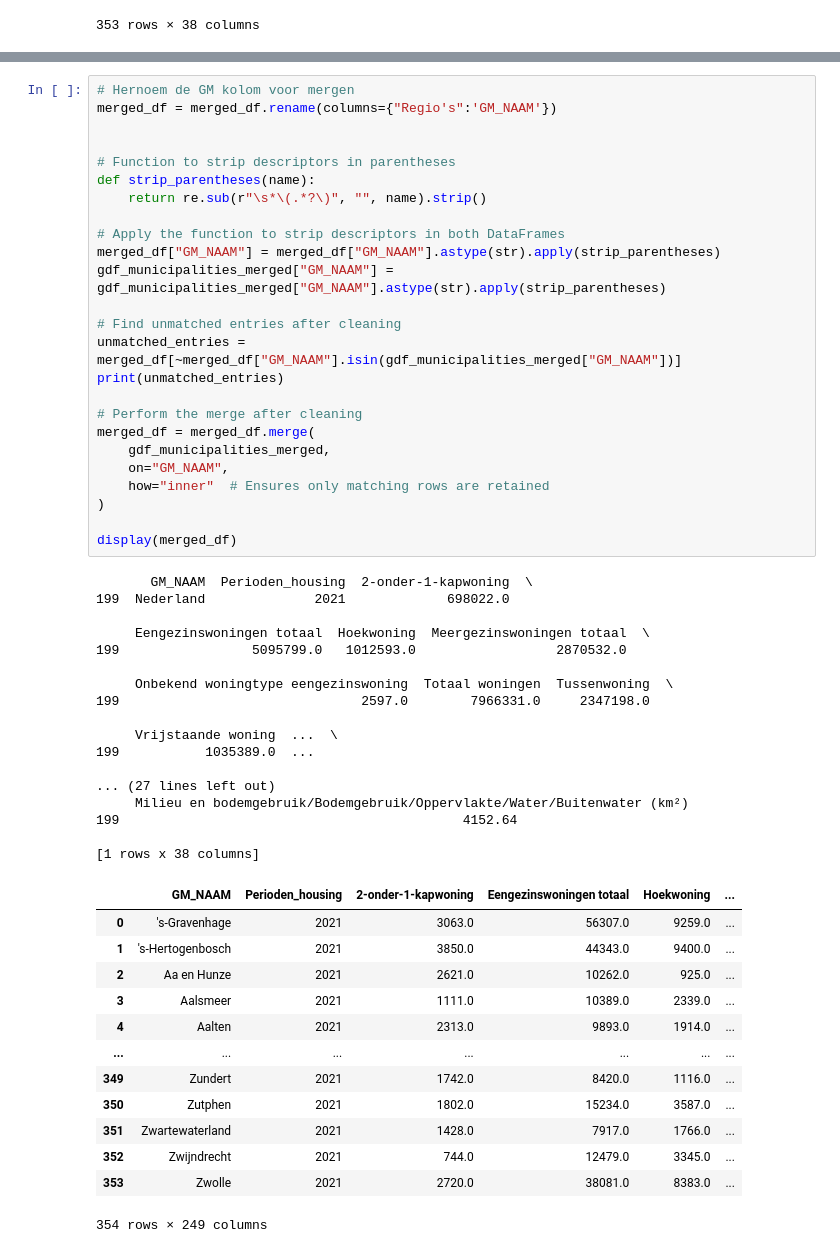
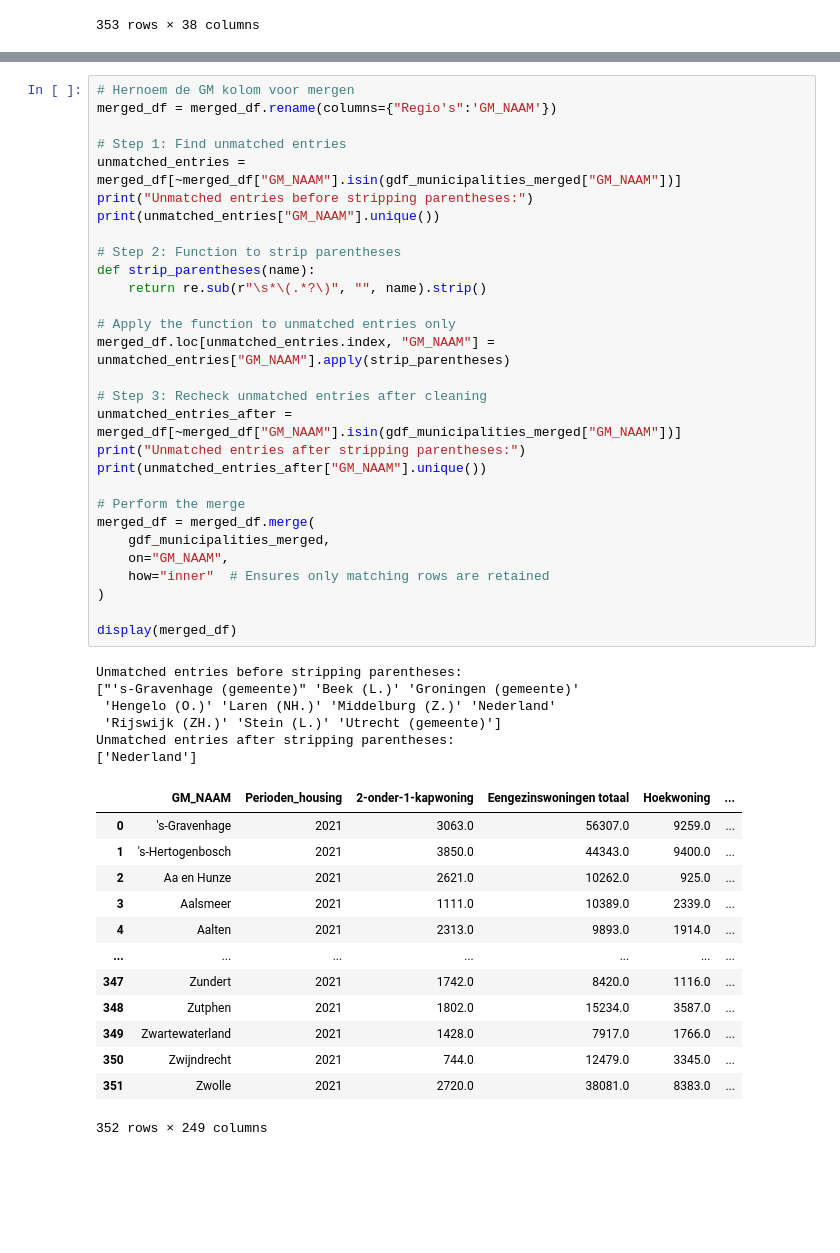
Before and after one commit to juliusj03/Spatial-data-science-solar, a Jupyter notebook: solar.ipynb, the cells around one changed output, grey strips where cells are left out. Saved outputs shown, nothing was run; the diff lists cells and outputs as text; blank space fills up the shorter version.

Commit message:
kleine fix voor gemeente bergen

```diff
--- a/solar.ipynb
+++ b/solar.ipynb
@@ -303,56 +291,49 @@ Toen ik probeerde te mergen tussen de geodf en merged_df kwam ik op 342 uit dus
 # %%
 # Hernoem de GM kolom voor mergen
 merged_df = merged_df.rename(columns={"Regio's":'GM_NAAM'})
 
+# Step 1: Find unmatched entries
+unmatched_entries = merged_df[~merged_df["GM_NAAM"].isin(gdf_municipalities_merged["GM_NAAM"])]
+print("Unmatched entries before stripping parentheses:")
+print(unmatched_entries["GM_NAAM"].unique())
 
-# Function to strip descriptors in parentheses
+# Step 2: Function to strip parentheses
 def strip_parentheses(name):
     return re.sub(r"\s*\(.*?\)", "", name).strip()
 
-# Apply the function to strip descriptors in both DataFrames
-merged_df["GM_NAAM"] = merged_df["GM_NAAM"].astype(str).apply(strip_parentheses)
-gdf_municipalities_merged["GM_NAAM"] = gdf_municipalities_merged["GM_NAAM"].astype(str).apply(strip_parentheses)
+# Apply the function to unmatched entries only
+merged_df.loc[unmatched_entries.index, "GM_NAAM"] = unmatched_entries["GM_NAAM"].apply(strip_parentheses)
 
-# Find unmatched entries after cleaning
-unmatched_entries = merged_df[~merged_df["GM_NAAM"].isin(gdf_municipalities_merged["GM_NAAM"])]
-print(unmatched_entries)
+# Step 3: Recheck unmatched entries after cleaning
+unmatched_entries_after = merged_df[~merged_df["GM_NAAM"].isin(gdf_municipalities_merged["GM_NAAM"])]
+print("Unmatched entries after stripping parentheses:")
+print(unmatched_entries_after["GM_NAAM"].unique())
 
-# Perform the merge after cleaning
+# Perform the merge
 merged_df = merged_df.merge(
     gdf_municipalities_merged,
     on="GM_NAAM",
     how="inner"  # Ensures only matching rows are retained
 )
 
 display(merged_df)
 # %% [output]
-       GM_NAAM  Perioden_housing  2-onder-1-kapwoning  \
-199  Nederland              2021             698022.0
-
-     Eengezinswoningen totaal  Hoekwoning  Meergezinswoningen totaal  \
-199                 5095799.0   1012593.0                  2870532.0
-
-     Onbekend woningtype eengezinswoning  Totaal woningen  Tussenwoning  \
-199                               2597.0        7966331.0     2347198.0
-
-     Vrijstaande woning  ...  \
-199           1035389.0  ...
-
-... (27 lines left out)
-     Milieu en bodemgebruik/Bodemgebruik/Oppervlakte/Water/Buitenwater (km²)
-199                                            4152.64
-
-[1 rows x 38 columns]
+Unmatched entries before stripping parentheses:
+["'s-Gravenhage (gemeente)" 'Beek (L.)' 'Groningen (gemeente)'
+ 'Hengelo (O.)' 'Laren (NH.)' 'Middelburg (Z.)' 'Nederland'
+ 'Rijswijk (ZH.)' 'Stein (L.)' 'Utrecht (gemeente)']
+Unmatched entries after stripping parentheses:
+['Nederland']
 |  | GM_NAAM | Perioden_housing | 2-onder-1-kapwoning | Eengezinswoningen totaal | Hoekwoning | ... |
 | 0 | 's-Gravenhage | 2021 | 3063.0 | 56307.0 | 9259.0 | ... |
 | 1 | 's-Hertogenbosch | 2021 | 3850.0 | 44343.0 | 9400.0 | ... |
 | 2 | Aa en Hunze | 2021 | 2621.0 | 10262.0 | 925.0 | ... |
 | 3 | Aalsmeer | 2021 | 1111.0 | 10389.0 | 2339.0 | ... |
 | 4 | Aalten | 2021 | 2313.0 | 9893.0 | 1914.0 | ... |
 | ... | ... | ... | ... | ... | ... | ... |
-| 349 | Zundert | 2021 | 1742.0 | 8420.0 | 1116.0 | ... |
-| 350 | Zutphen | 2021 | 1802.0 | 15234.0 | 3587.0 | ... |
-| 351 | Zwartewaterland | 2021 | 1428.0 | 7917.0 | 1766.0 | ... |
-| 352 | Zwijndrecht | 2021 | 744.0 | 12479.0 | 3345.0 | ... |
-| 353 | Zwolle | 2021 | 2720.0 | 38081.0 | 8383.0 | ... |
+| 347 | Zundert | 2021 | 1742.0 | 8420.0 | 1116.0 | ... |
+| 348 | Zutphen | 2021 | 1802.0 | 15234.0 | 3587.0 | ... |
+| 349 | Zwartewaterland | 2021 | 1428.0 | 7917.0 | 1766.0 | ... |
+| 350 | Zwijndrecht | 2021 | 744.0 | 12479.0 | 3345.0 | ... |
+| 351 | Zwolle | 2021 | 2720.0 | 38081.0 | 8383.0 | ... |
-354 rows × 249 columns
+352 rows × 249 columns
```
Also changed, not shown: parts of 2 cells of this notebook.
